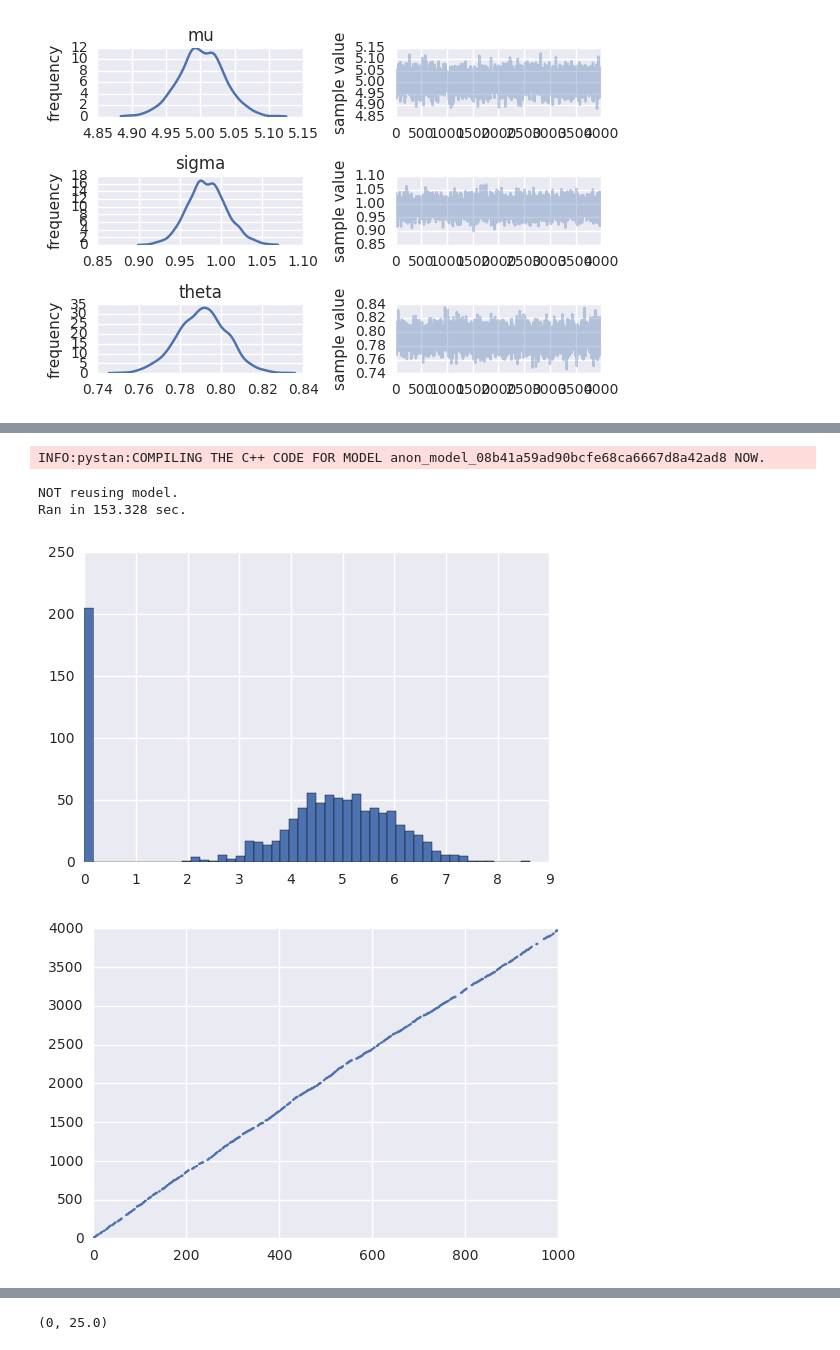
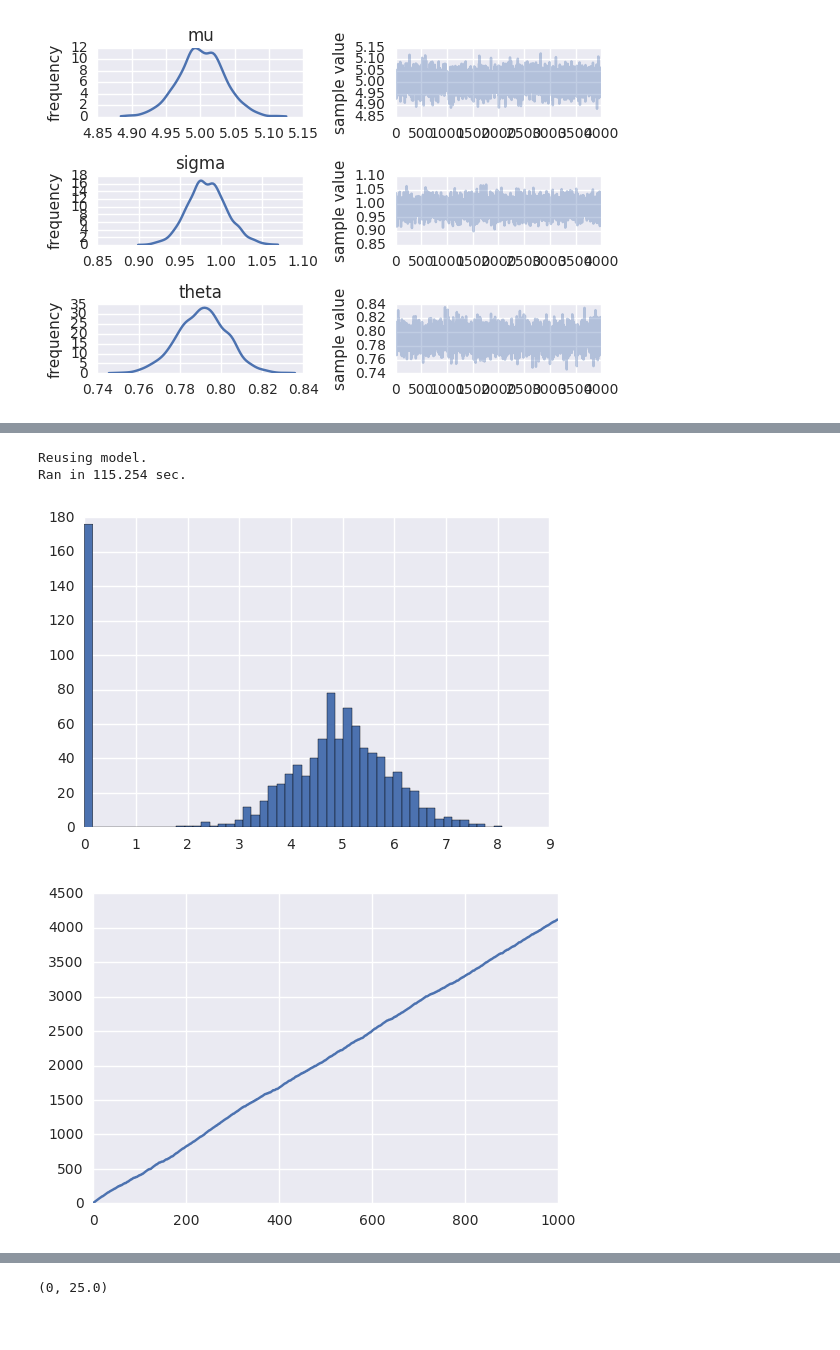
Before and after one commit to jeffalstott/technologytimeseries_forecasting, a Jupyter notebook: src/Experimenting_with_Ability_to_Recapture.ipynb, the cells around one changed output, grey strips where cells are left out. Cells and saved outputs as stored; diff of their text form; code cells hidden in the pictures.

```diff
--- a/src/Experimenting_with_Ability_to_Recapture.ipynb
+++ b/src/Experimenting_with_Ability_to_Recapture.ipynb
@@ -457,7 +1624,7 @@ convergence, Rhat=1).
 # %%
 ### Random walk, possibility of no step, positive steps, noise on no step, missing data
 
-p_missing = .3
+p_missing = 0
 theta = .8
 mu = 5
 sigma = 1
@@ -524,35 +1691,34 @@ model {
     theta ~ normal(theta_prior_location, theta_prior_scale);
 
     mu ~ normal(mu_prior_location, mu_prior_scale);
     sigma ~ cauchy(sigma_prior_location, sigma_prior_scale);
 
 
     for(t in 2:N) {
         target += log_mix(theta, lower_truncated_normal_lpdf(r[t-1] | mu, sigma, 0.0),
                       lower_truncated_normal_lpdf(r[t-1] | 0.0, 0.01, 0.0));
 
         if(Y[t] > -900) {
             target += normal_lpdf( latent_Y[t]| Y[t], 0.01); // measurement error
             //latent_Y[t] ~ normal(Y[t], 0.001) T[0,]
         }
     }
 
 }
 """
 
 stan_data = {'N': len(time_series),
        'Y': pd.Series(time_series).fillna(-999),
        'theta_prior_location': .5,
        'theta_prior_scale': 1,
        'mu_prior_location': 3,
        'mu_prior_scale': 1,
        'sigma_prior_location': 0,
        'sigma_prior_scale': 2}
 
 model_fit = stanity.fit(model_code, data=stan_data, n_jobs=n_jobs)
 # %% [output]
-INFO:pystan:COMPILING THE C++ CODE FOR MODEL anon_model_08b41a59ad90bcfe68ca6667d8a42ad8 NOW.
+Reusing model.
+Ran in 115.254 sec.
-NOT reusing model.
-Ran in 153.328 sec.
-[figure, old version]
+[figure, new version]
-[figure, old version]
+[figure, new version]
```
Also changed, not shown: parts of 14 cells of this notebook, 1 other file.
